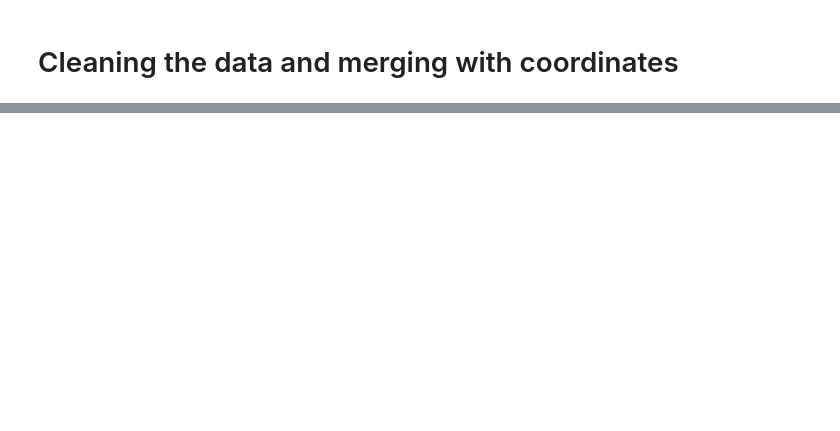
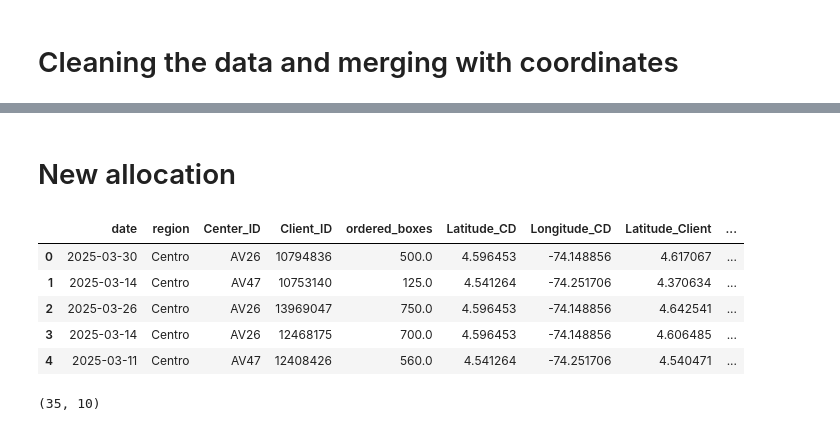
Before and after one commit to Amelie-Mad/logistics, a Jupyter notebook: exploration.ipynb, the cells around one changed output, grey strips where cells are left out. Drawn from its saved outputs; the diff is of its cells as text; code cells hidden in the pictures; blank space fills up the shorter version.

```diff
--- a/exploration.ipynb
+++ b/exploration.ipynb
@@ -141,0 +220,2 @@ AttributeError: module 'utils' has no attribute 'distance_time_matrix'
+# %% [markdown]
+# New allocation
@@ -141,0 +239,16 @@ AttributeError: module 'utils' has no attribute 'distance_time_matrix'
+# %%
+new_df.head()
+# %% [output]
+|  | date | region | Center_ID | Client_ID | ordered_boxes | Latitude_CD | Longitude_CD | Latitude_Client | ... |
+| 0 | 2025-03-30 | Centro | AV26 | 10794836 | 500.0 | 4.596453 | -74.148856 | 4.617067 | ... |
+| 1 | 2025-03-14 | Centro | AV47 | 10753140 | 125.0 | 4.541264 | -74.251706 | 4.370634 | ... |
+| 2 | 2025-03-26 | Centro | AV26 | 13969047 | 750.0 | 4.596453 | -74.148856 | 4.642541 | ... |
+| 3 | 2025-03-14 | Centro | AV26 | 12468175 | 700.0 | 4.596453 | -74.148856 | 4.606485 | ... |
+| 4 | 2025-03-11 | Centro | AV47 | 12408426 | 560.0 | 4.541264 | -74.251706 | 4.540471 | ... |
+# %%
+
+# Selecting center and date like previously
+new_subproblem = new_df[(new_df['Center_ID'] == center) & (new_df['date'] == date)].copy()
+new_subproblem.shape
+# %% [output]
+(35, 10)
```
Also changed, not shown: parts of 49 cells of this notebook, 5 other files.
